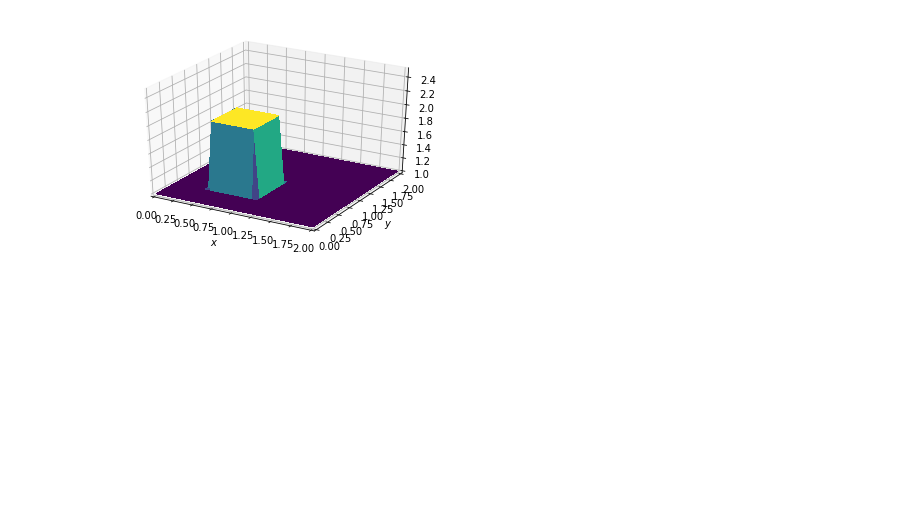
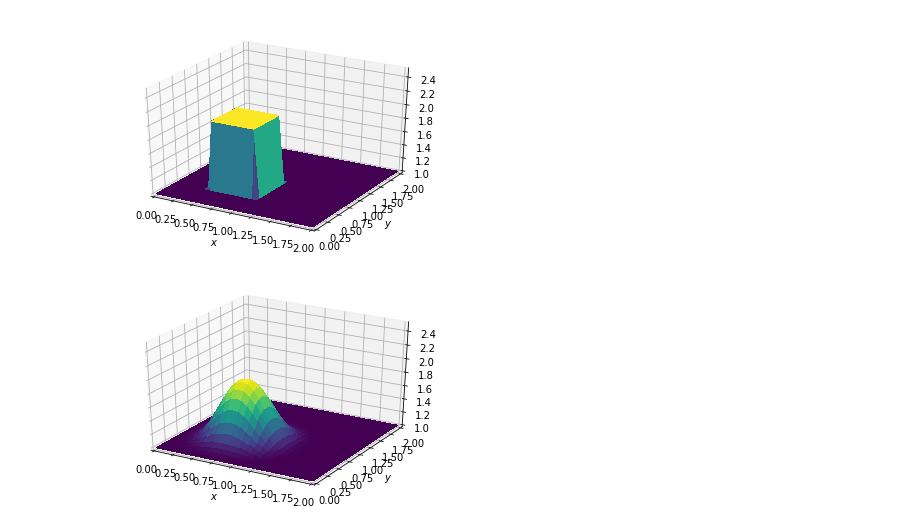
Before and after one commit to jtrejo13/cfd_python, a Jupyter notebook: Step_7_2D_Diffusion.ipynb, the cells around one changed output. Cells and saved outputs as stored; diff of their text form; code cells hidden in the pictures; blank space fills up the shorter version.

```diff
--- a/Step_7_2D_Diffusion.ipynb
+++ b/Step_7_2D_Diffusion.ipynb
@@ -84,3 +84,20 @@ def diffuse(nt):
         u[-1, :] = 1
         u[:, 0] = 1
         u[:, -1] = 1
+
+    fig = pyplot.figure()
+    ax = fig.gca(projection='3d')
+    X, Y = np.meshgrid(x, y)
+    surf = ax.plot_surface(X, Y, u, rstride=1, cstride=1, cmap=cm.viridis,
+            linewidth=0, antialiased=False)
+
+    ax.set_xlim(0, 2)
+    ax.set_ylim(0, 2)
+    ax.set_zlim(1, 2.5)
+
+    ax.set_xlabel('$x$')
+    ax.set_ylabel('$y$');
+# %%
+diffuse(nt=10)
+# %% [output]
+[figure, added]
```
Also changed, not shown: parts of 3 cells of this notebook, 1 other file.
